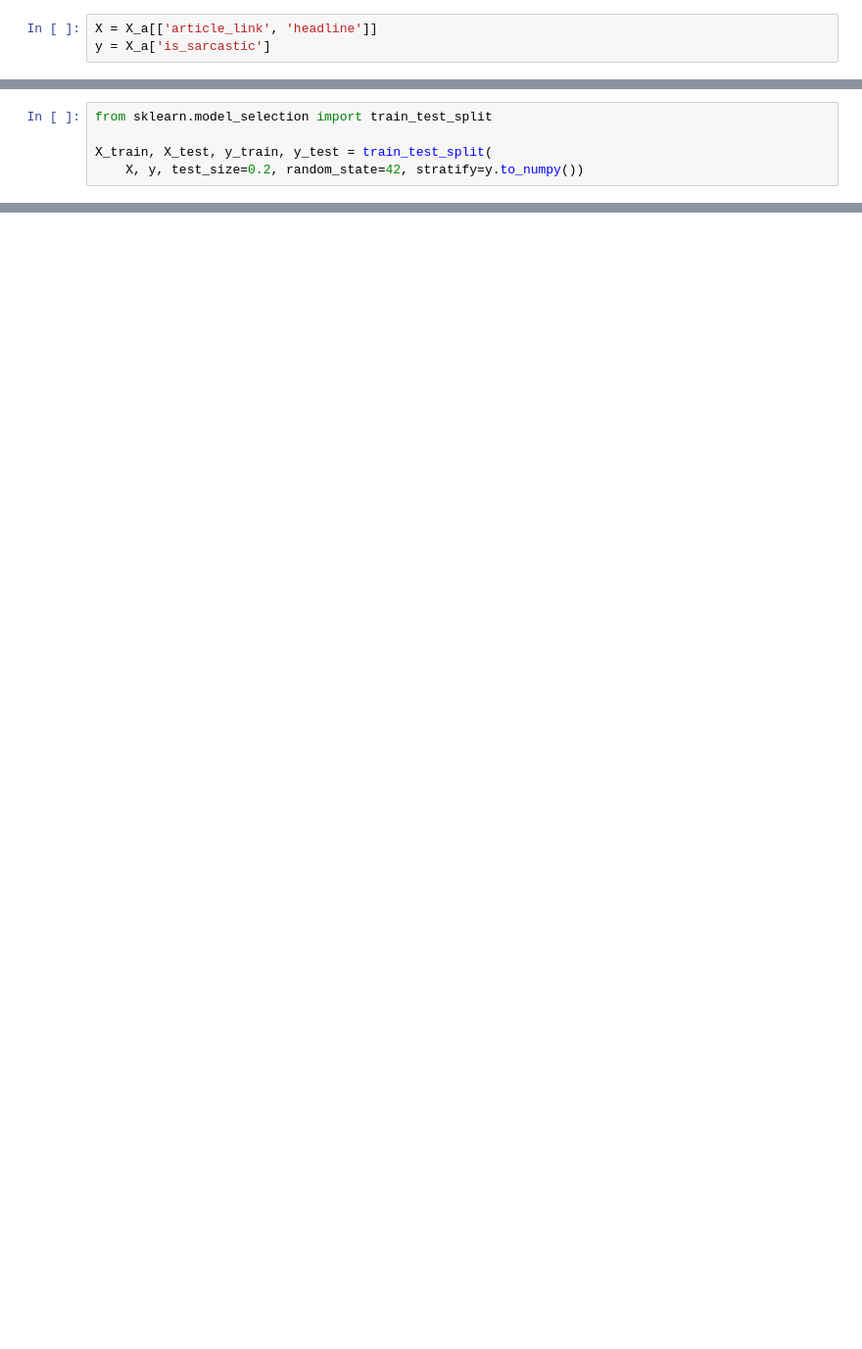
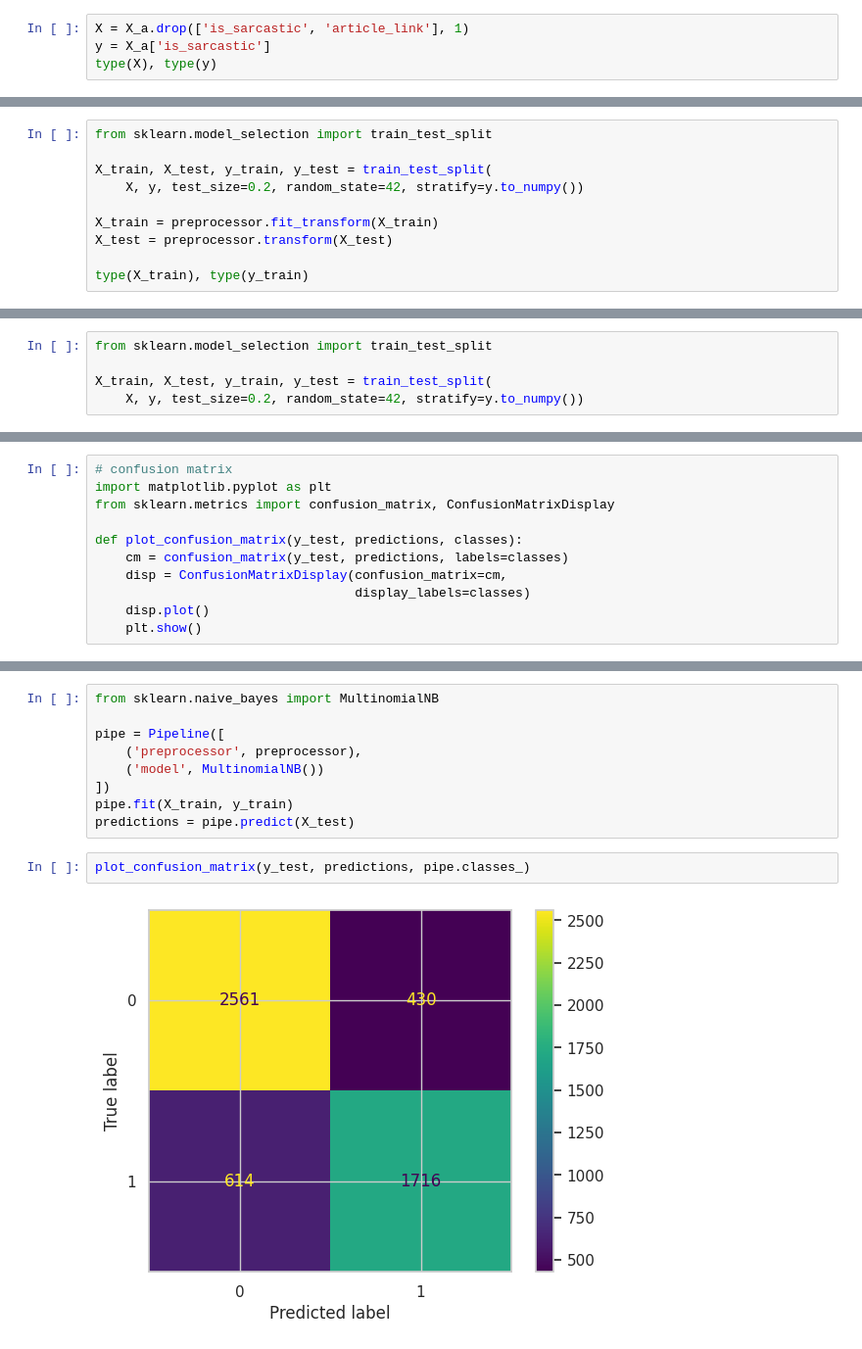
Before and after one commit to wilberquito/Sarcasm-Detector, a Jupyter notebook: detection.ipynb, the cells around one changed output, grey strips where cells are left out. Shown at 98% size. Saved outputs shown, nothing was run; the diff lists cells and outputs as text; blank space fills up the shorter version.

Commit message:
Runs Bayasian model and plots some performance

```diff
--- a/detection.ipynb
+++ b/detection.ipynb
@@ -442,3 +403,4 @@ X_a.head()
 # %%
-X = X_a[['article_link', 'headline']]
+X = X_a.drop(['is_sarcastic', 'article_link'], 1)
 y = X_a['is_sarcastic']
+type(X), type(y)
@@ -448,0 +409,10 @@ type(X), type(y)
+# %%
+from sklearn.model_selection import train_test_split
+
+X_train, X_test, y_train, y_test = train_test_split(
+    X, y, test_size=0.2, random_state=42, stratify=y.to_numpy())
+
+X_train = preprocessor.fit_transform(X_train)
+X_test = preprocessor.transform(X_test)
+
+type(X_train), type(y_train)
@@ -519,0 +438,11 @@ y_test.tail(20)
+# %%
+# confusion matrix
+import matplotlib.pyplot as plt
+from sklearn.metrics import confusion_matrix, ConfusionMatrixDisplay
+
+def plot_confusion_matrix(y_test, predictions, classes):
+    cm = confusion_matrix(y_test, predictions, labels=classes)
+    disp = ConfusionMatrixDisplay(confusion_matrix=cm,
+                                  display_labels=classes)
+    disp.plot()
+    plt.show()
@@ -519,0 +456,13 @@ y_test.tail(20)
+# %%
+from sklearn.naive_bayes import MultinomialNB
+
+pipe = Pipeline([
+    ('preprocessor', preprocessor),
+    ('model', MultinomialNB())
+])
+pipe.fit(X_train, y_train)
+predictions = pipe.predict(X_test)
+# %%
+plot_confusion_matrix(y_test, predictions, pipe.classes_)
+# %% [output]
+[figure, added]
```
Also changed, not shown: parts of 33 cells of this notebook.
